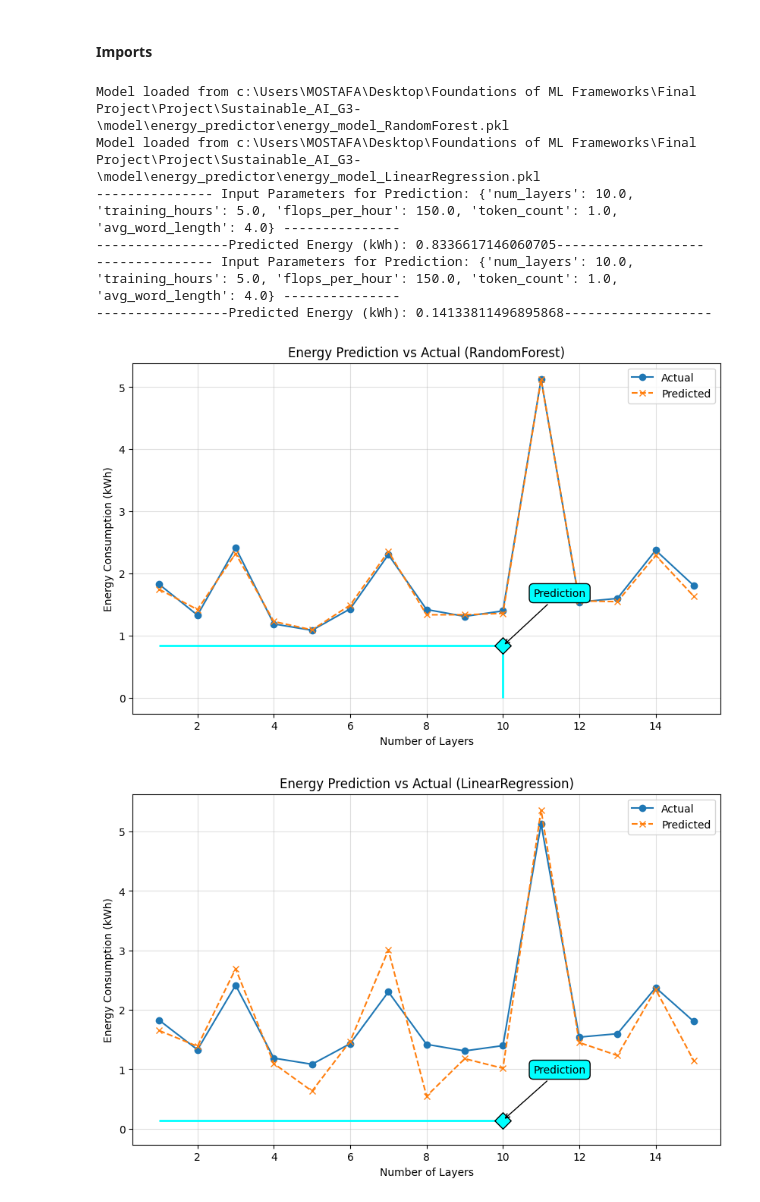
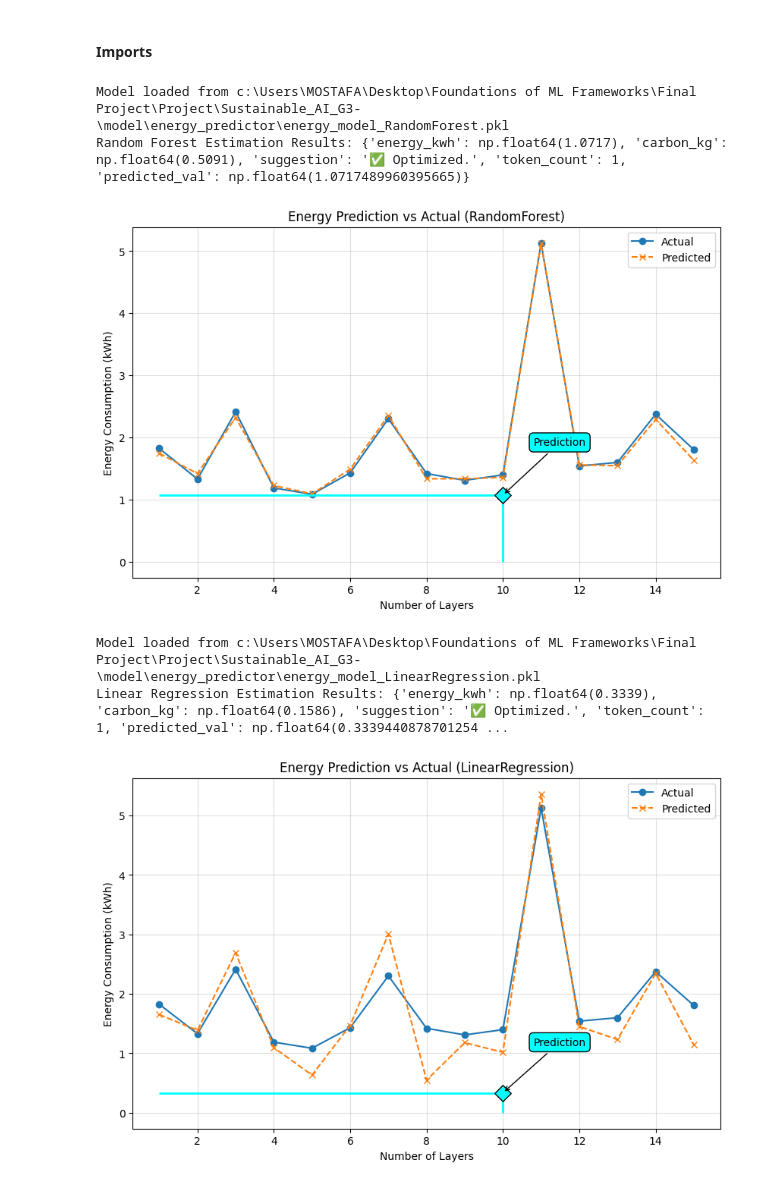
Before and after one commit to JariusBedward-8841640/Sustainable_AI_G3-, a Jupyter notebook: notebooks/traning_notebooks/Energy Prediction ML.ipynb, the cells around one changed output. Cells and saved outputs as stored; diff of their text form; code cells hidden in the pictures.

Commit message:
Some refactoring done. Completed layout.py. Completed Energy Prediction ML jypyter notebook.

```diff
--- a/notebooks/traning_notebooks/Energy Prediction ML.ipynb
+++ b/notebooks/traning_notebooks/Energy Prediction ML.ipynb
@@ -12,25 +12,40 @@ if project_root not in sys.path:
 
 from src.prediction.estimator import EnergyEstimator
 # %%
+# Initialize estimators - Random Forest and Linear Regression
+estimator_random_forest = EnergyEstimator(model_type="RandomForest")
 
-estimator_random_forest = EnergyEstimator(model_type="RandomForest")
-estimator_linear_regression = EnergyEstimator(model_type="LinearRegression")
+# Estimate energy consumption using Random Forest estimator
+results_random_forest = estimator_random_forest.estimate("hello", 10, 5, 1.5e18)
 
-results_random_forest = estimator_random_forest.estimate("ssss", 10, 5, 1.5e18)
-results_linear_regression = estimator_linear_regression.estimate("ssss", 10, 5, 1.5e18)
+print("Random Forest Estimation Results:", results_random_forest)
 
-fig = estimator_random_forest.get_training_plot(10)
+# Extract predicted energy for plotting
+predicted_energy = results_random_forest['energy_kwh']
+
+# Generate and display training plot for Random Forest estimator
+fig = estimator_random_forest.get_training_plot(10, predicted_energy)
 fig.show()
 # %% [output]
 Model loaded from c:\Users\MOSTAFA\Desktop\Foundations of ML Frameworks\Final Project\Project\Sustainable_AI_G3-\model\energy_predictor\energy_model_RandomForest.pkl
-Model loaded from c:\Users\MOSTAFA\Desktop\Foundations of ML Frameworks\Final Project\Project\Sustainable_AI_G3-\model\energy_predictor\energy_model_LinearRegression.pkl
---------------- Input Parameters for Prediction: {'num_layers': 10.0, 'training_hours': 5.0, 'flops_per_hour': 150.0, 'token_count': 1.0, 'avg_word_length': 4.0} ---------------
------------------Predicted Energy (kWh): 0.8336617146060705-------------------
---------------- Input Parameters for Prediction: {'num_layers': 10.0, 'training_hours': 5.0, 'flops_per_hour': 150.0, 'token_count': 1.0, 'avg_word_length': 4.0} ---------------
------------------Predicted Energy (kWh): 0.14133811496895868-------------------
+Random Forest Estimation Results: {'energy_kwh': np.float64(1.0717), 'carbon_kg': np.float64(0.5091), 'suggestion': '✅ Optimized.', 'token_count': 1, 'predicted_val': np.float64(1.0717489960395665)}
-[figure, old version]
+[figure, new version]
 # %%
-fig = estimator_linear_regression.get_training_plot(10)
+# Initialize Linear Regression estimator
+estimator_linear_regression = EnergyEstimator(model_type="LinearRegression")
+
+# Estimate energy consumption using Linear Regression estimator
+results_linear_regression = estimator_linear_regression.estimate("hello", 10, 5, 1.5e18)
+
+print("Linear Regression Estimation Results:", results_linear_regression)
+
+# Extract predicted energy for plotting
+predicted_energy = results_linear_regression['energy_kwh']
+
+# Generate and display training plot for Linear Regression estimator
+fig = estimator_linear_regression.get_training_plot(10, predicted_energy)
 fig.show()
 # %% [output]
+Model loaded from c:\Users\MOSTAFA\Desktop\Foundations of ML Frameworks\Final Project\Project\Sustainable_AI_G3-\model\energy_predictor\energy_model_LinearRegression.pkl
+Linear Regression Estimation Results: {'energy_kwh': np.float64(0.3339), 'carbon_kg': np.float64(0.1586), 'suggestion': '✅ Optimized.', 'token_count': 1, 'predicted_val': np.float64(0.3339440878701254 ...
-[figure, old version]
+[figure, new version]
```
Also changed, not shown: 4 other files.
